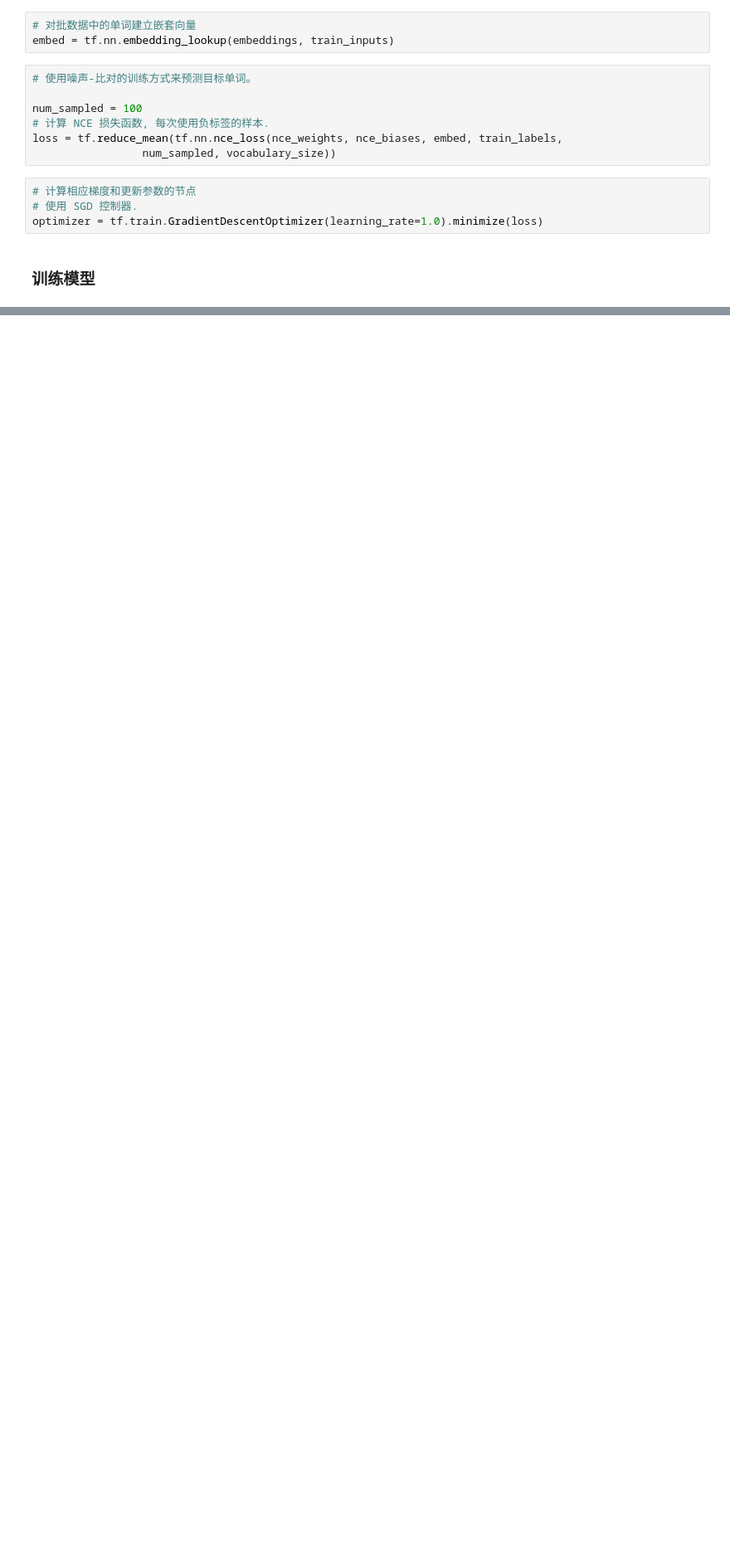
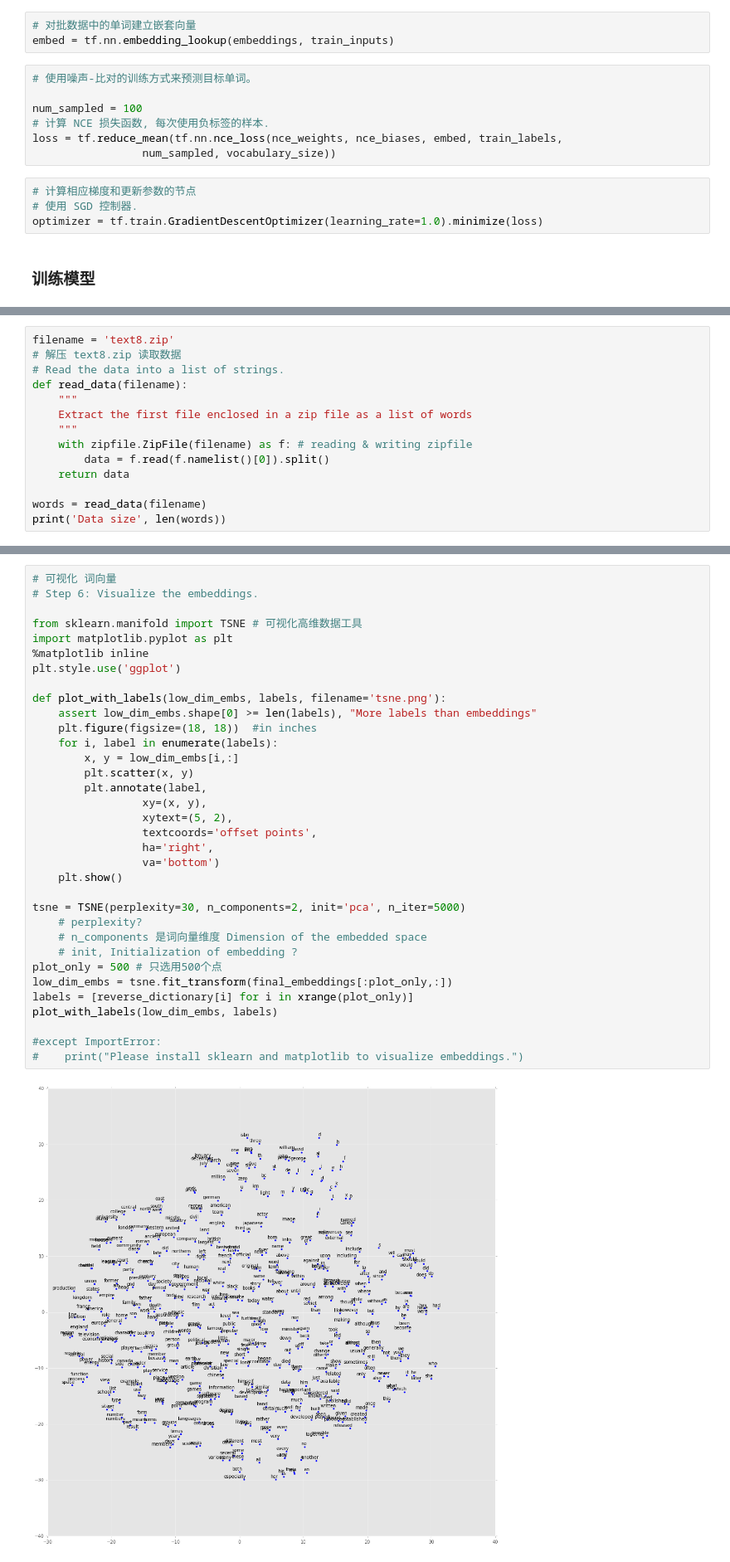
Before and after one commit to bambooom/Data-Science-Practice, a Jupyter notebook: tensonflow-word2vec-tutorial.ipynb, the cells around one changed output, grey strips where cells are left out. Shown at 83% size. Saved outputs shown, nothing was run; the diff lists cells and outputs as text; blank space fills up the shorter version.

```diff
--- a/tensonflow-word2vec-tutorial.ipynb
+++ b/tensonflow-word2vec-tutorial.ipynb
@@ -66,0 +109,14 @@ SyntaxError: invalid syntax (<ipython-input-10-eceb5a7e9ca3>, line 2)
+# %%
+filename = 'text8.zip'
+# 解压 text8.zip 读取数据
+# Read the data into a list of strings.
+def read_data(filename):
+    """
+    Extract the first file enclosed in a zip file as a list of words
+    """
+    with zipfile.ZipFile(filename) as f: # reading & writing zipfile
+        data = f.read(f.namelist()[0]).split()
+    return data
+
+words = read_data(filename)
+print('Data size', len(words))
@@ -66,0 +352,36 @@ SyntaxError: invalid syntax (<ipython-input-10-eceb5a7e9ca3>, line 2)
+# %%
+# 可视化 词向量
+# Step 6: Visualize the embeddings.
+
+from sklearn.manifold import TSNE # 可视化高维数据工具
+import matplotlib.pyplot as plt
+%matplotlib inline
+plt.style.use('ggplot')
+
+def plot_with_labels(low_dim_embs, labels, filename='tsne.png'):
+    assert low_dim_embs.shape[0] >= len(labels), "More labels than embeddings"
+    plt.figure(figsize=(18, 18))  #in inches
+    for i, label in enumerate(labels):
+        x, y = low_dim_embs[i,:]
+        plt.scatter(x, y)
+        plt.annotate(label,
+                 xy=(x, y),
+                 xytext=(5, 2),
+                 textcoords='offset points',
+                 ha='right',
+                 va='bottom')
+    plt.show()
+
+tsne = TSNE(perplexity=30, n_components=2, init='pca', n_iter=5000)
+    # perplexity?
+    # n_components 是词向量维度 Dimension of the embedded space
+    # init, Initialization of embedding ?
+plot_only = 500 # 只选用500个点
+low_dim_embs = tsne.fit_transform(final_embeddings[:plot_only,:])
+labels = [reverse_dictionary[i] for i in xrange(plot_only)]
+plot_with_labels(low_dim_embs, labels)
+
+#except ImportError:
+#    print("Please install sklearn and matplotlib to visualize embeddings.")
+# %% [output]
+[figure, added]
```
Also changed, not shown: parts of 10 cells of this notebook, 1 other file.
